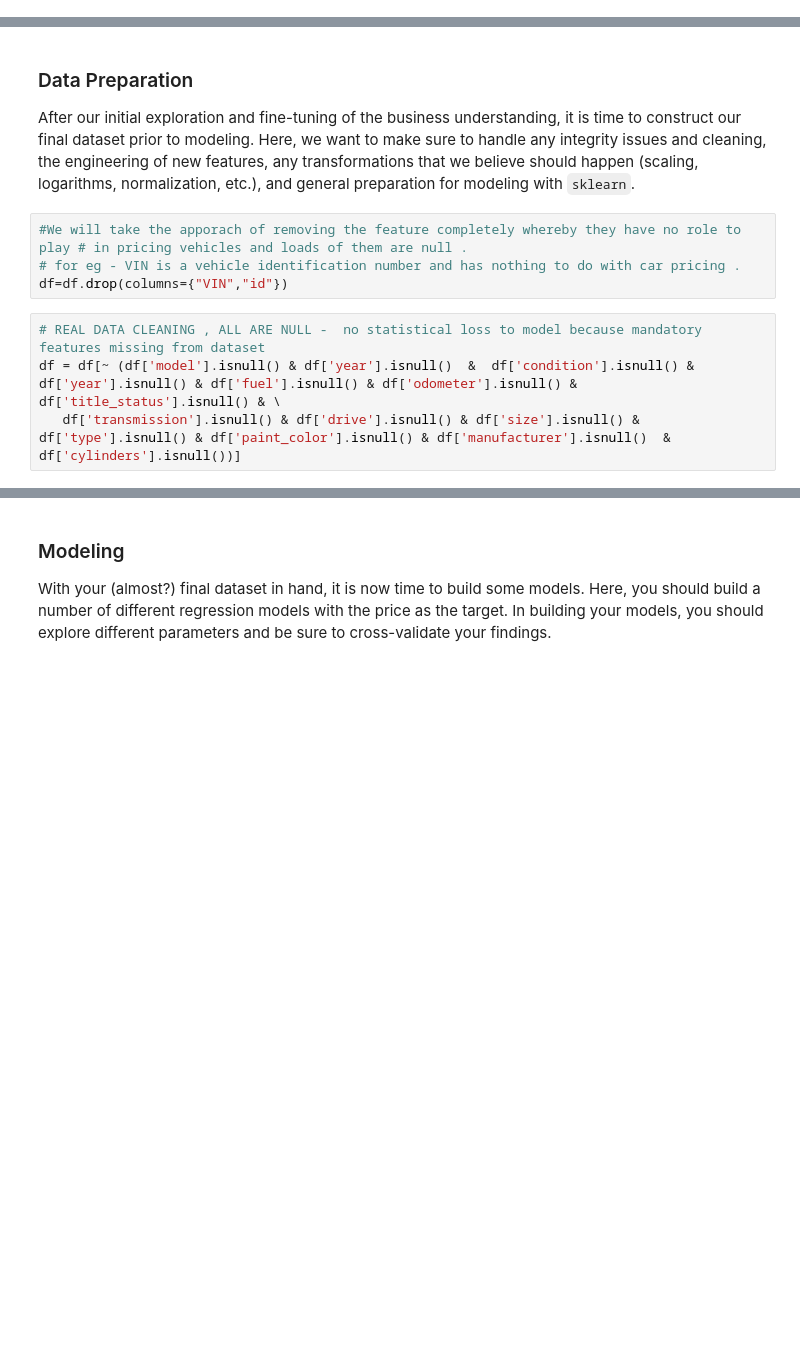
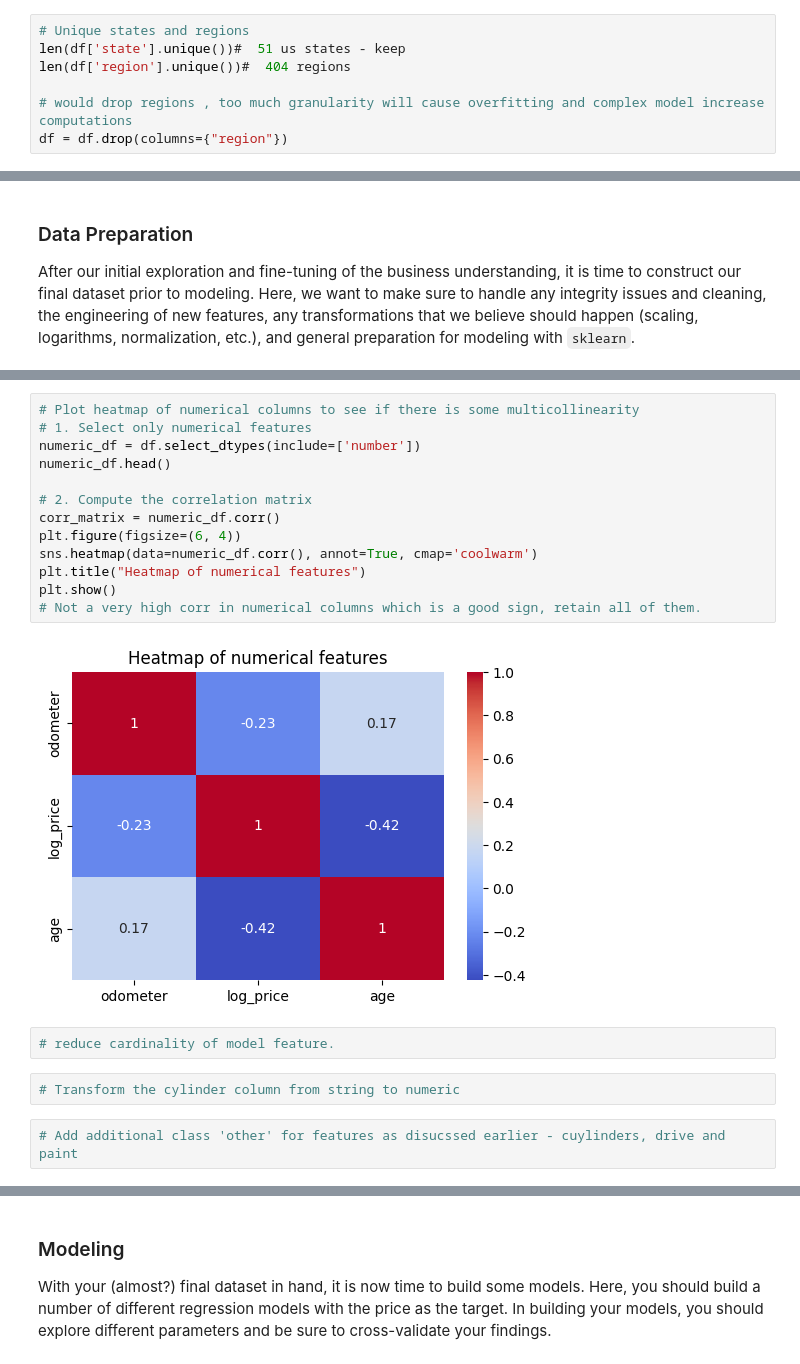
Before and after one commit to Subroy1/MSAI_AllPracticeModules, a Jupyter notebook: Module 11/PracticalAssignement2_used_cars_II.ipynb, the cells around one changed output, grey strips where cells are left out. Drawn from its saved outputs; the diff is of its cells as text; blank space fills up the shorter version.

```diff
--- a/Module 11/PracticalAssignement2_used_cars_II.ipynb
+++ b/Module 11/PracticalAssignement2_used_cars_II.ipynb
@@ -339,0 +374,7 @@ df.head(2)
+# %%
+# Unique states and regions
+len(df['state'].unique())#  51 us states - keep
+len(df['region'].unique())#  404 regions
+
+# would drop regions , too much granularity will cause overfitting and complex model increase computations
+df = df.drop(columns={"region"})
@@ -434,11 +429,3 @@ dtype: int64
 ### Data Preparation
 
 After our initial exploration and fine-tuning of the business understanding, it is time to construct our final dataset prior to modeling.  Here, we want to make sure to handle any integrity issues and cleaning, the engineering of new features, any transformations that we believe should happen (scaling, logarithms, normalization, etc.), and general preparation for modeling with `sklearn`.
-# %%
-#We will take the apporach of removing the feature completely whereby they have no role to play # in pricing vehicles and loads of them are null .
-# for eg - VIN is a vehicle identification number and has nothing to do with car pricing .
-df=df.drop(columns={"VIN","id"})
-# %%
-# REAL DATA CLEANING , ALL ARE NULL -  no statistical loss to model because mandatory features missing from dataset
-df = df[~ (df['model'].isnull() & df['year'].isnull()  &  df['condition'].isnull() & df['year'].isnull() & df['fuel'].isnull() & df['odometer'].isnull() & df['title_status'].isnull() & \
-   df['transmission'].isnull() & df['drive'].isnull() & df['size'].isnull() & df['type'].isnull() & df['paint_color'].isnull() & df['manufacturer'].isnull()  & df['cylinders'].isnull())]
@@ -444,0 +442,21 @@ df = df[~ (df['model'].isnull() & df['year'].isnull()  &  df['condition'].isnull
+# %%
+# Plot heatmap of numerical columns to see if there is some multicollinearity
+# 1. Select only numerical features
+numeric_df = df.select_dtypes(include=['number'])
+numeric_df.head()
+
+# 2. Compute the correlation matrix
+corr_matrix = numeric_df.corr()
+plt.figure(figsize=(6, 4))
+sns.heatmap(data=numeric_df.corr(), annot=True, cmap='coolwarm')
+plt.title("Heatmap of numerical features")
+plt.show()
+# Not a very high corr in numerical columns which is a good sign, retain all of them.
+# %% [output]
+[figure, added]
+# %%
+# reduce cardinality of model feature.
+# %%
+# Transform the cylinder column from string to numeric
+# %%
+# Add additional class 'other' for features as disucssed earlier - cuylinders, drive and paint
```
Also changed, not shown: parts of 64 cells of this notebook.
